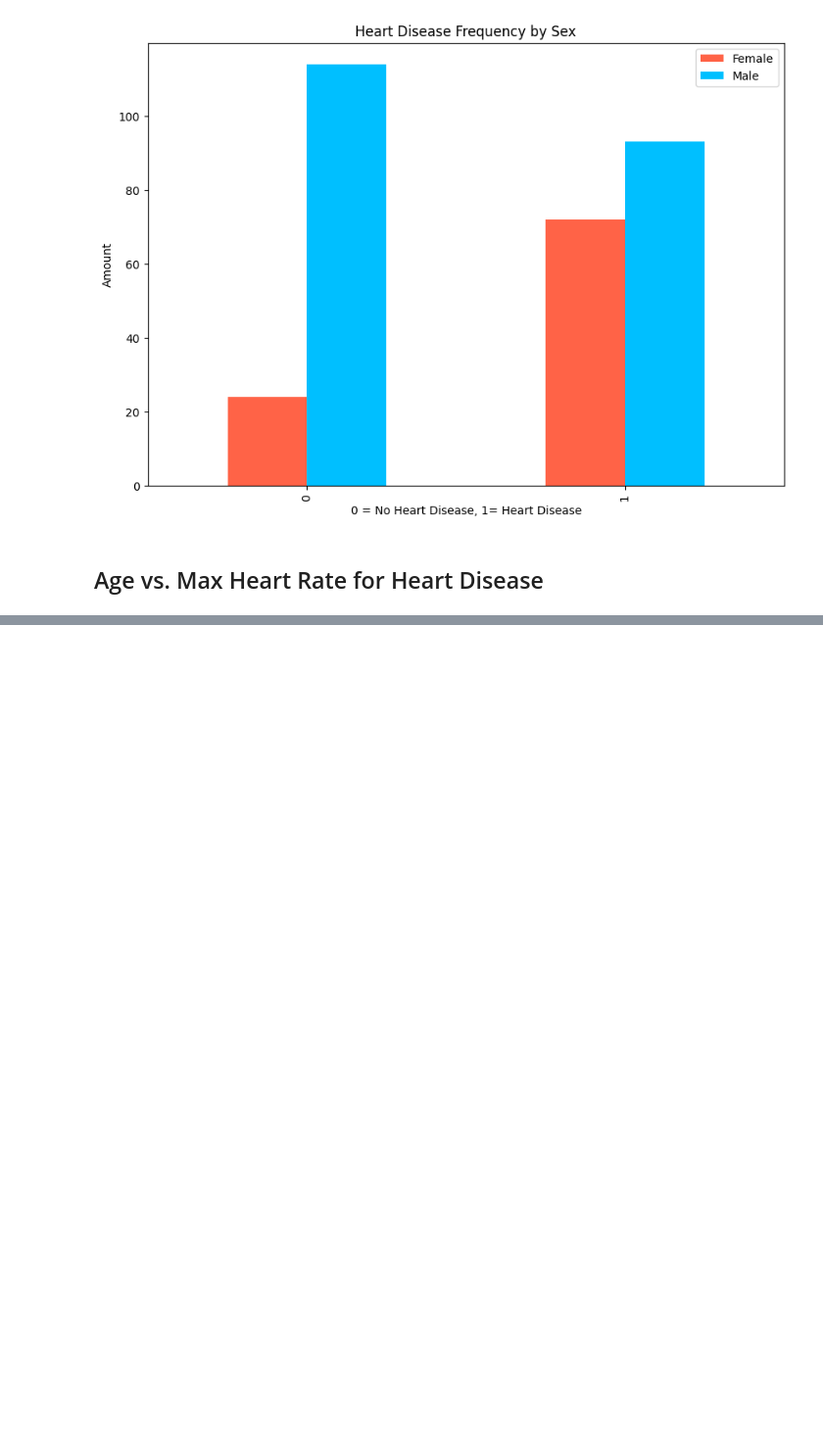
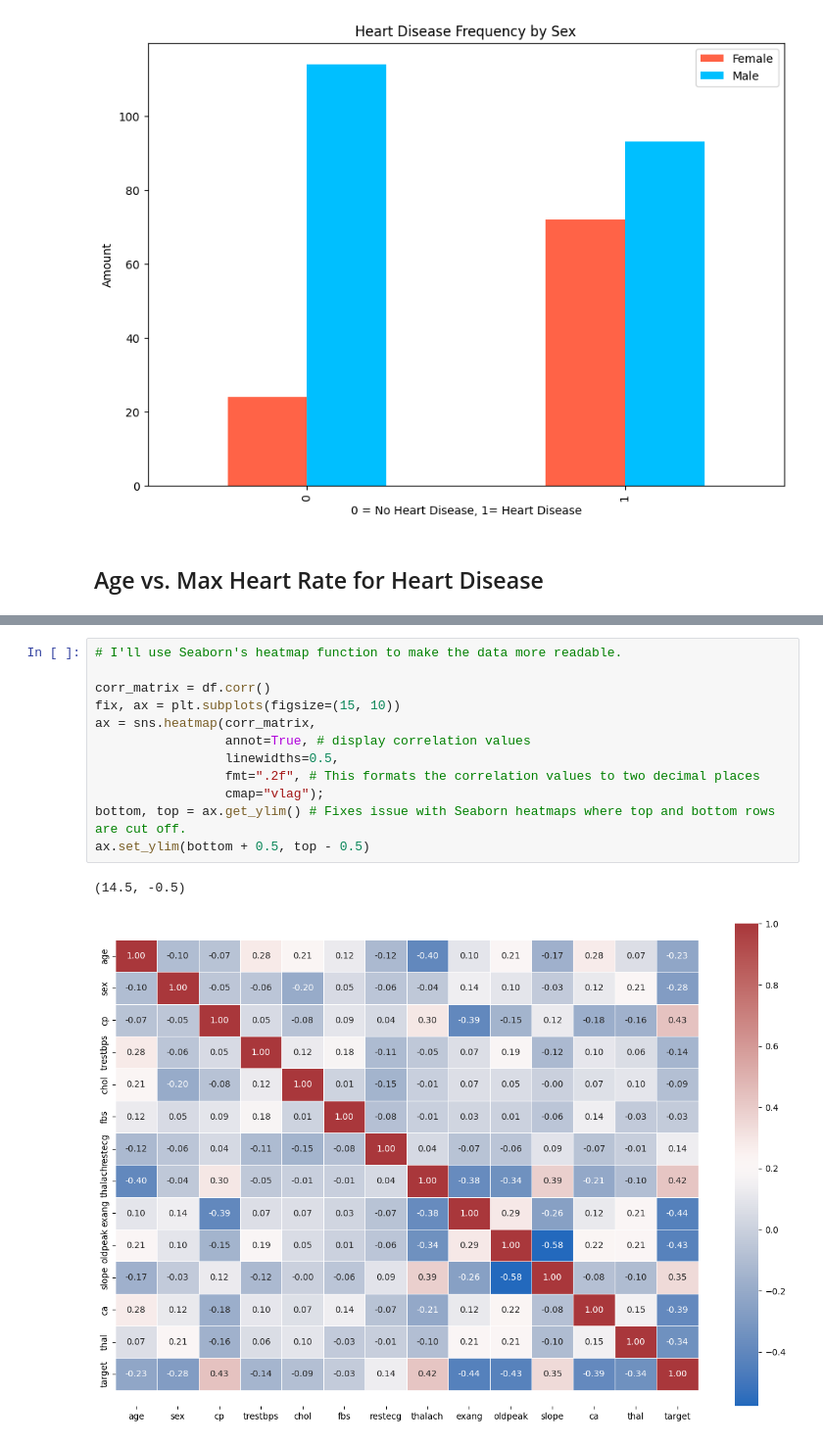
Before and after one commit to hmblackwood/Heart_Disease_Project, a Jupyter notebook: Heart_Disease_Project.ipynb, the cells around one changed output, grey strips where cells are left out. Shown at 98% size. Saved outputs shown, nothing was run; the diff lists cells and outputs as text; blank space fills up the shorter version.

```diff
--- a/Heart_Disease_Project.ipynb
+++ b/Heart_Disease_Project.ipynb
@@ -250,0 +343,15 @@ plt.scatter(df.age[df.target==1],
+# %%
+# I'll use Seaborn's heatmap function to make the data more readable.
+
+corr_matrix = df.corr()
+fix, ax = plt.subplots(figsize=(15, 10))
+ax = sns.heatmap(corr_matrix,
+                 annot=True, # display correlation values
+                 linewidths=0.5,
+                 fmt=".2f", # This formats the correlation values to two decimal places
+                 cmap="vlag");
+bottom, top = ax.get_ylim() # Fixes issue with Seaborn heatmaps where top and bottom rows are cut off.
+ax.set_ylim(bottom + 0.5, top - 0.5)
+# %% [output]
+(14.5, -0.5)
+[figure, added]
```
Also changed, not shown: parts of 22 cells of this notebook.
